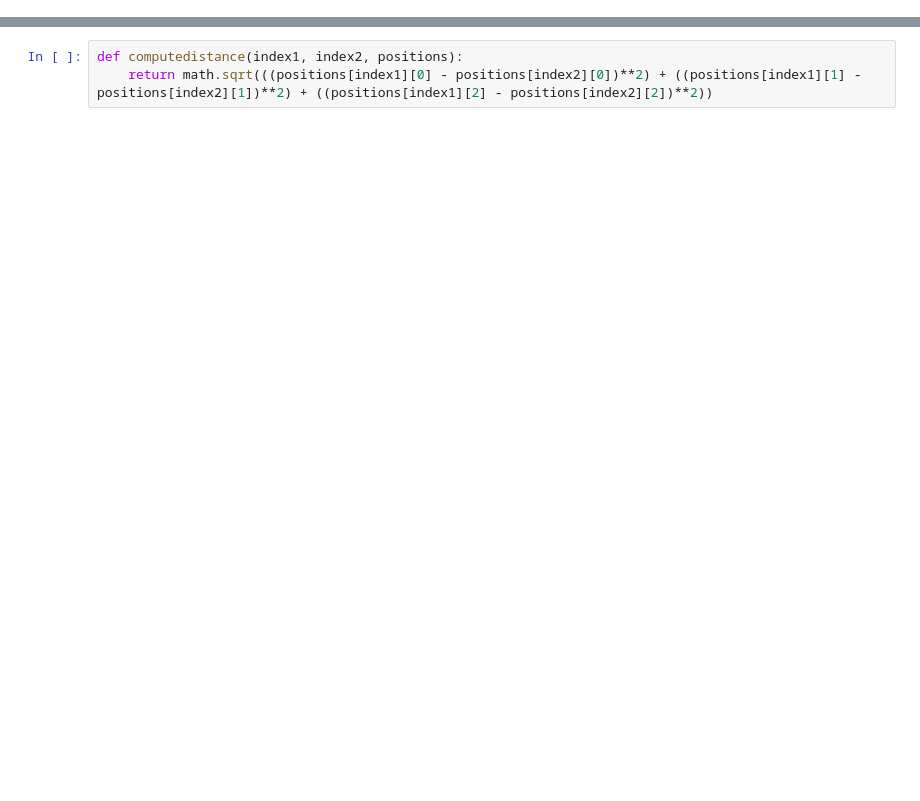
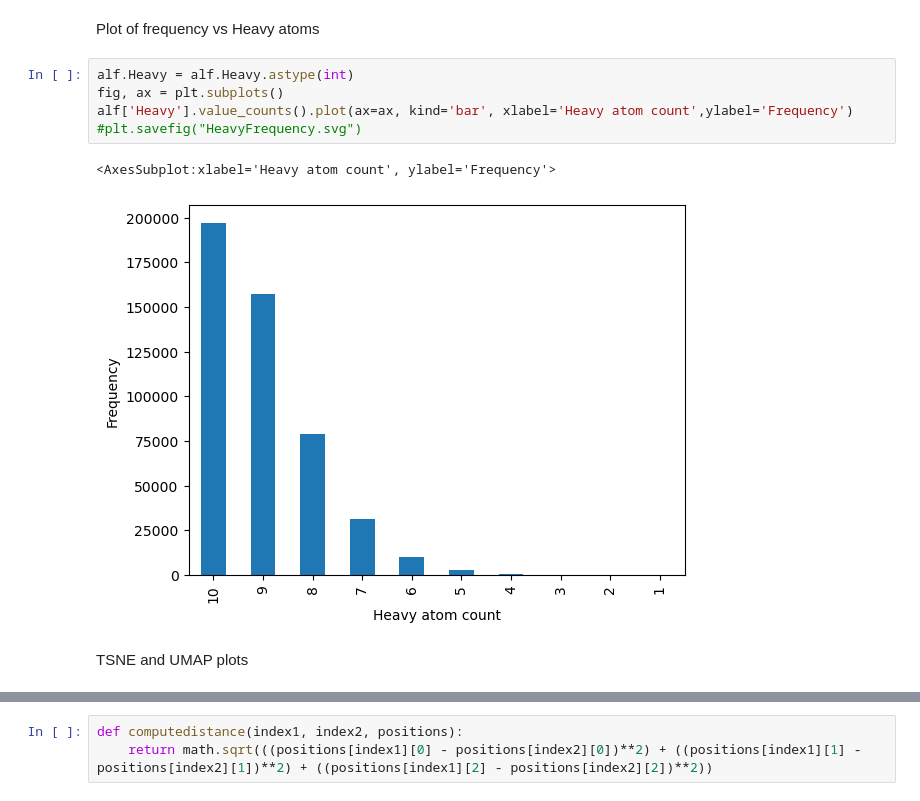
Before and after one commit to Max-Leach/GNNpredict, a Jupyter notebook: data_processing/test.ipynb, the cells around one changed output, grey strips where cells are left out. Saved outputs shown, nothing was run; the diff lists cells and outputs as text; blank space fills up the shorter version.

```diff
--- a/data_processing/test.ipynb
+++ b/data_processing/test.ipynb
@@ -82,0 +48,12 @@ Chem.rdMolDescriptors.CalcNumHeavyAtoms(mol2)
+# %% [markdown]
+Plot of frequency vs Heavy atoms
+# %%
+alf.Heavy = alf.Heavy.astype(int)
+fig, ax = plt.subplots()
+alf['Heavy'].value_counts().plot(ax=ax, kind='bar', xlabel='Heavy atom count',ylabel='Frequency')
+#plt.savefig("HeavyFrequency.svg")
+# %% [output]
+<AxesSubplot:xlabel='Heavy atom count', ylabel='Frequency'>
+[figure, added]
+# %% [markdown]
+TSNE and UMAP plots
```
Also changed, not shown: parts of 51 cells of this notebook.
